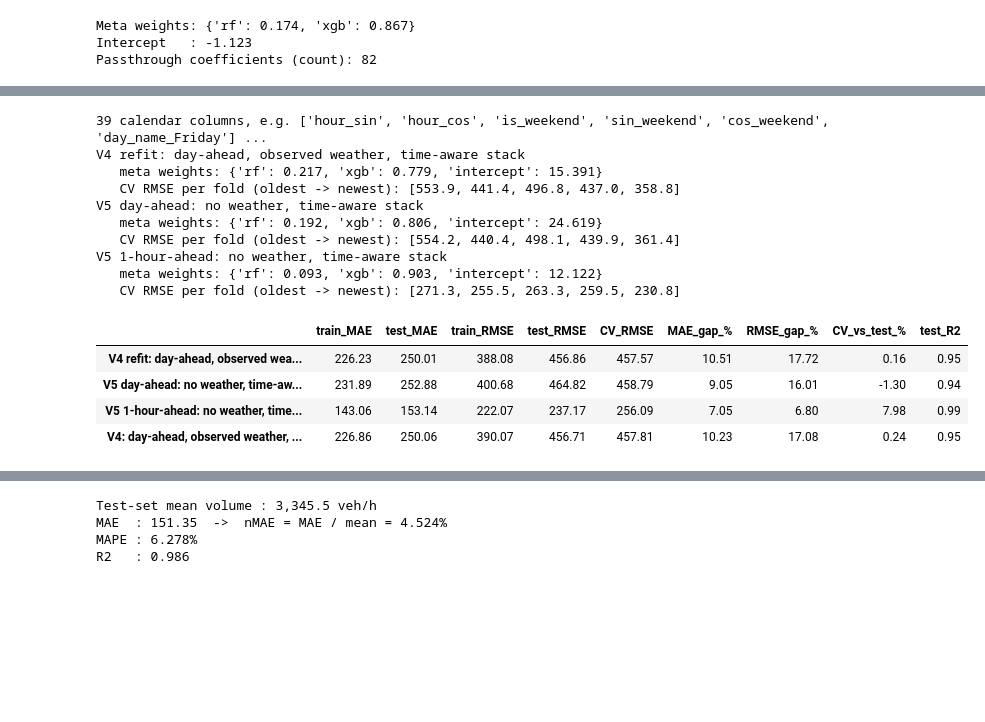
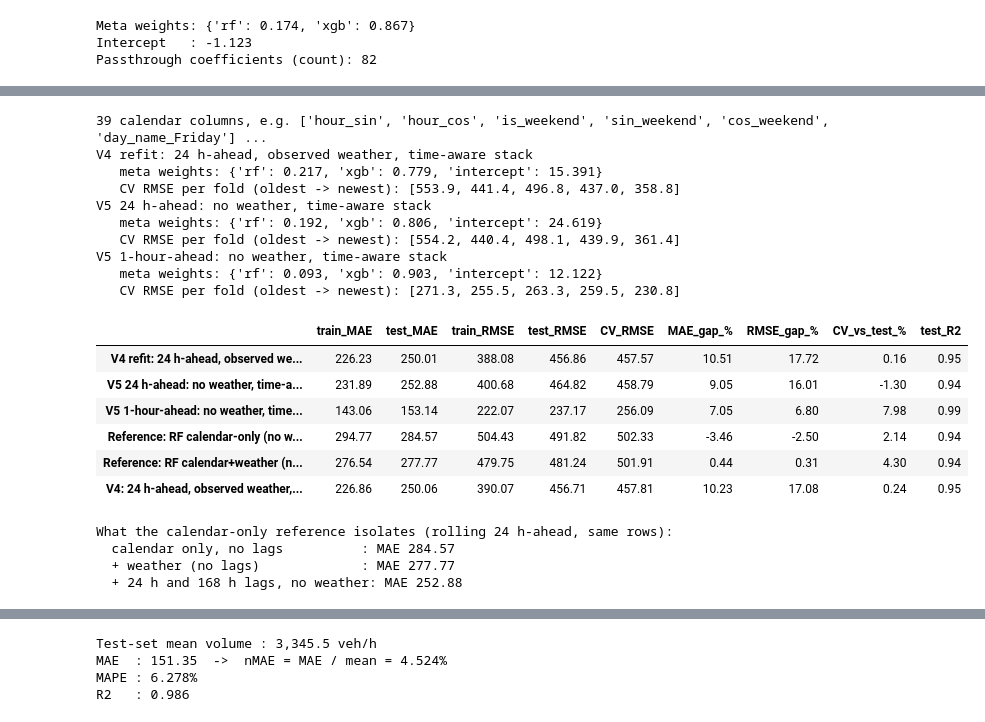
Before and after one commit to TrigTV/I94-Traffic-Prediction, a Jupyter notebook: Notebook 1.ipynb, the cells around one changed output, grey strips where cells are left out. Saved outputs shown, nothing was run; the diff lists cells and outputs as text; code cells hidden in the pictures; blank space fills up the shorter version.

```diff
--- a/Notebook 1.ipynb
+++ b/Notebook 1.ipynb
@@ -1384,5 +1388,6 @@ The same cell also refits the Random Forest with **no lags at all** on exactly t
 # %%
-# Same stack, but without vol_lag_1h: usable a full day ahead.
+# Same stack, but without vol_lag_1h: each hour predicted from its own 24 h and 168 h lags
+# (a rolling 24-hour-ahead evaluation - see the note above on what this does and does not show).
 from sklearn.base import clone
 from sklearn.metrics import r2_score
 
@@ -1392,18 +1397,18 @@ X_train_v4, X_test_v4 = X_train_scaled[features_v4], X_test_scaled[features_v4]
 stack_v4 = clone(stack_model).fit(X_train_v4, y_train)
 stack_pred_v4 = stack_v4.predict(X_test_v4)
 
-# Reference: same RF, V2 features only, on the same de-duplicated rows (no lags at all)
+# Reference: same RF on the V2 feature set (calendar AND weather), no lags, same de-duplicated rows
 nolag_cols = numeric_cols + one_hot_cols
 rf_nolag = clone(rf_clf).fit(X_train_scaled[nolag_cols], y_train)
 
 summaryV4 = pd.DataFrame(columns=["train_MAE", "test_MAE", "train_RMSE", "test_RMSE", "CV_RMSE"])
-summaryV4.loc["Stacked_V4_dayahead"]  = eval_fit("Stacked_V4", stack_v4, X_train_v4, y_train, X_test_v4, y_test, cv=tscv)
-summaryV4.loc["RF_no_lags_same_rows"] = eval_fit("RF_nolag", rf_nolag, X_train_scaled[nolag_cols], y_train,
-                                                 X_test_scaled[nolag_cols], y_test, cv=tscv)
+summaryV4.loc["Stacked_V4_24h_ahead"] = eval_fit("Stacked_V4", stack_v4, X_train_v4, y_train, X_test_v4, y_test, cv=tscv)
+summaryV4.loc["RF_calendar_and_weather_no_lags"] = eval_fit("RF_nolag", rf_nolag, X_train_scaled[nolag_cols], y_train,
+                                                            X_test_scaled[nolag_cols], y_test, cv=tscv)
 display(summaryV4.astype(float).round(2))
 
 r2_v4 = r2_score(y_test, stack_pred_v4)
-print(f"V4 day-ahead  MAE: {summaryV4.loc['Stacked_V4_dayahead','test_MAE']:.2f}  "
-      f"RMSE: {summaryV4.loc['Stacked_V4_dayahead','test_RMSE']:.2f}  R2: {r2_v4:.3f}")
+print(f"V4 rolling 24 h-ahead  MAE: {summaryV4.loc['Stacked_V4_24h_ahead','test_MAE']:.2f}  "
+      f"RMSE: {summaryV4.loc['Stacked_V4_24h_ahead','test_RMSE']:.2f}  R2: {r2_v4:.3f}")
 # %% [output]
 |  | train_MAE | test_MAE | train_RMSE | test_RMSE | CV_RMSE |
@@ -1476,9 +1491,9 @@ print(f"{len(calendar_cols)} calendar columns, e.g. {calendar_cols[:6]} ...")
 
 configs = {
     # name: (feature list, includes weather?)
-    "V4 refit: day-ahead, observed weather, time-aware stack": (numeric_cols + one_hot_cols + ["vol_lag_24h", "vol_lag_168h"], True),
-    "V5 day-ahead: no weather, time-aware stack":              (calendar_cols + ["vol_lag_24h", "vol_lag_168h"], False),
-    "V5 1-hour-ahead: no weather, time-aware stack":           (calendar_cols + ["vol_lag_1h", "vol_lag_24h", "vol_lag_168h"], False),
+    "V4 refit: 24 h-ahead, observed weather, time-aware stack": (numeric_cols + one_hot_cols + ["vol_lag_24h", "vol_lag_168h"], True),
+    "V5 24 h-ahead: no weather, time-aware stack":              (calendar_cols + ["vol_lag_24h", "vol_lag_168h"], False),
+    "V5 1-hour-ahead: no weather, time-aware stack":            (calendar_cols + ["vol_lag_1h", "vol_lag_24h", "vol_lag_168h"], False),
 }
 
 summaryV5 = pd.DataFrame(columns=["train_MAE", "test_MAE", "train_RMSE", "test_RMSE", "CV_RMSE"])
@@ -1486,41 +1501,67 @@ v5_models, v5_preds = {}, {}
 cv_folds = {}
 for name, (cols, _) in configs.items():
     mdl = TimeAwareStack(base_estimators, n_splits=5).fit(X_train_scaled[cols], y_train)
     v5_models[name] = mdl
     v5_preds[name] = mdl.predict(X_test_scaled[cols])
     row = eval_fit(name, mdl, X_train_scaled[cols], y_train, X_test_scaled[cols], y_test, cv=None)
     folds = -cross_val_score(mdl, X_train_scaled[cols], y_train, scoring="neg_root_mean_squared_error", cv=tscv, n_jobs=-1)
     cv_folds[name] = folds
     row[-1] = folds.mean()
     summaryV5.loc[name] = row
     print(f"{name}")
     print(f"   meta weights: { {k: round(v, 3) for k, v in mdl.meta_weights_.items()} }")
     print(f"   CV RMSE per fold (oldest -> newest): {np.round(folds, 1).tolist()}")
 
+# Genuinely calendar-only reference: no weather AND no lags, same de-duplicated rows.
+# (The V4 "no lags" reference kept every weather feature, so it was not calendar-only.)
+rf_calendar_only = clone(rf_clf).fit(X_train_scaled[calendar_cols], y_train)
+ref_cal = "Reference: RF calendar-only (no weather, no lags)"
+summaryV5.loc[ref_cal] = eval_fit(ref_cal, rf_calendar_only, X_train_scaled[calendar_cols], y_train,
+                                  X_test_scaled[calendar_cols], y_test, cv=tscv)
+v5_preds[ref_cal] = rf_calendar_only.predict(X_test_scaled[calendar_cols])
+
+ref_cw = "Reference: RF calendar+weather (no lags)"
+summaryV5.loc[ref_cw] = summaryV4.loc["RF_calendar_and_weather_no_lags"]
+v5_preds[ref_cw] = rf_nolag.predict(X_test_scaled[nolag_cols])
+
 # Bring V4 (KFold stack, observed weather) in for comparison, then report gaps explicitly
-summaryV5.loc["V4: day-ahead, observed weather, KFold stack"] = summaryV4.loc["Stacked_V4_dayahead"]
+ref_v4 = "V4: 24 h-ahead, observed weather, KFold stack"
+summaryV5.loc[ref_v4] = summaryV4.loc["Stacked_V4_24h_ahead"]
+v5_preds[ref_v4] = stack_pred_v4
+
 summaryV5 = summaryV5.astype(float)
 summaryV5["MAE_gap_%"]  = 100 * (summaryV5["test_MAE"]  / summaryV5["train_MAE"]  - 1)
 summaryV5["RMSE_gap_%"] = 100 * (summaryV5["test_RMSE"] / summaryV5["train_RMSE"] - 1)
 summaryV5["CV_vs_test_%"] = 100 * (summaryV5["CV_RMSE"] / summaryV5["test_RMSE"] - 1)
-summaryV5["test_R2"] = [r2_score(y_test, v5_preds[n]) if n in v5_preds else r2_v4 for n in summaryV5.index]
+summaryV5["test_R2"] = [r2_score(y_test, v5_preds[n]) for n in summaryV5.index]
 display(summaryV5.round(2))
+
+print("\nWhat the calendar-only reference isolates (rolling 24 h-ahead, same rows):")
+print(f"  calendar only, no lags          : MAE {summaryV5.loc[ref_cal, 'test_MAE']:.2f}")
+print(f"  + weather (no lags)             : MAE {summaryV5.loc[ref_cw,  'test_MAE']:.2f}")
+print(f"  + 24 h and 168 h lags, no weather: MAE {summaryV5.loc['V5 24 h-ahead: no weather, time-aware stack', 'test_MAE']:.2f}")
 # %% [output]
 39 calendar columns, e.g. ['hour_sin', 'hour_cos', 'is_weekend', 'sin_weekend', 'cos_weekend', 'day_name_Friday'] ...
-V4 refit: day-ahead, observed weather, time-aware stack
+V4 refit: 24 h-ahead, observed weather, time-aware stack
    meta weights: {'rf': 0.217, 'xgb': 0.779, 'intercept': 15.391}
    CV RMSE per fold (oldest -> newest): [553.9, 441.4, 496.8, 437.0, 358.8]
-V5 day-ahead: no weather, time-aware stack
+V5 24 h-ahead: no weather, time-aware stack
    meta weights: {'rf': 0.192, 'xgb': 0.806, 'intercept': 24.619}
    CV RMSE per fold (oldest -> newest): [554.2, 440.4, 498.1, 439.9, 361.4]
 V5 1-hour-ahead: no weather, time-aware stack
    meta weights: {'rf': 0.093, 'xgb': 0.903, 'intercept': 12.122}
    CV RMSE per fold (oldest -> newest): [271.3, 255.5, 263.3, 259.5, 230.8]
 |  | train_MAE | test_MAE | train_RMSE | test_RMSE | CV_RMSE | MAE_gap_% | RMSE_gap_% | CV_vs_test_% | test_R2 |
-| V4 refit: day-ahead, observed wea... | 226.23 | 250.01 | 388.08 | 456.86 | 457.57 | 10.51 | 17.72 | 0.16 | 0.95 |
-| V5 day-ahead: no weather, time-aw... | 231.89 | 252.88 | 400.68 | 464.82 | 458.79 | 9.05 | 16.01 | -1.30 | 0.94 |
+| V4 refit: 24 h-ahead, observed we... | 226.23 | 250.01 | 388.08 | 456.86 | 457.57 | 10.51 | 17.72 | 0.16 | 0.95 |
+| V5 24 h-ahead: no weather, time-a... | 231.89 | 252.88 | 400.68 | 464.82 | 458.79 | 9.05 | 16.01 | -1.30 | 0.94 |
 | V5 1-hour-ahead: no weather, time... | 143.06 | 153.14 | 222.07 | 237.17 | 256.09 | 7.05 | 6.80 | 7.98 | 0.99 |
-| V4: day-ahead, observed weather, ... | 226.86 | 250.06 | 390.07 | 456.71 | 457.81 | 10.23 | 17.08 | 0.24 | 0.95 |
+| Reference: RF calendar-only (no w... | 294.77 | 284.57 | 504.43 | 491.82 | 502.33 | -3.46 | -2.50 | 2.14 | 0.94 |
+| Reference: RF calendar+weather (n... | 276.54 | 277.77 | 479.75 | 481.24 | 501.91 | 0.44 | 0.31 | 4.30 | 0.94 |
+| V4: 24 h-ahead, observed weather,... | 226.86 | 250.06 | 390.07 | 456.71 | 457.81 | 10.23 | 17.08 | 0.24 | 0.95 |
+What the calendar-only reference isolates (rolling 24 h-ahead, same rows):
+  calendar only, no lags          : MAE 284.57
+  + weather (no lags)             : MAE 277.77
+  + 24 h and 168 h lags, no weather: MAE 252.88
 # %% [markdown]
 ### V5 results
 
```
Also changed, not shown: parts of 14 cells of this notebook, 1 other file.
